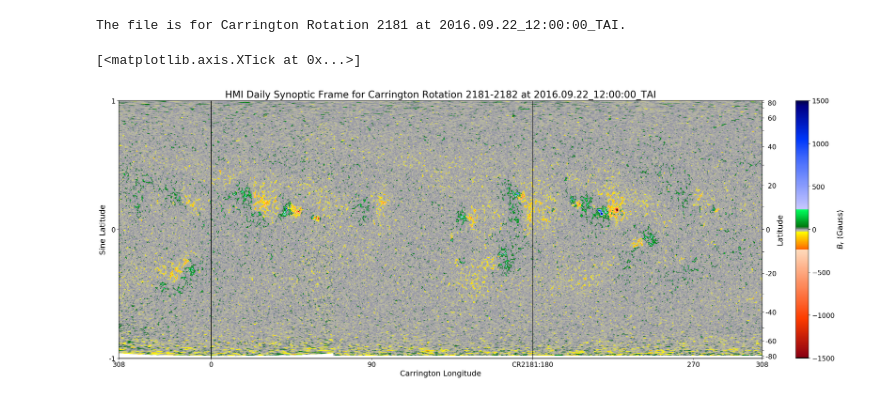
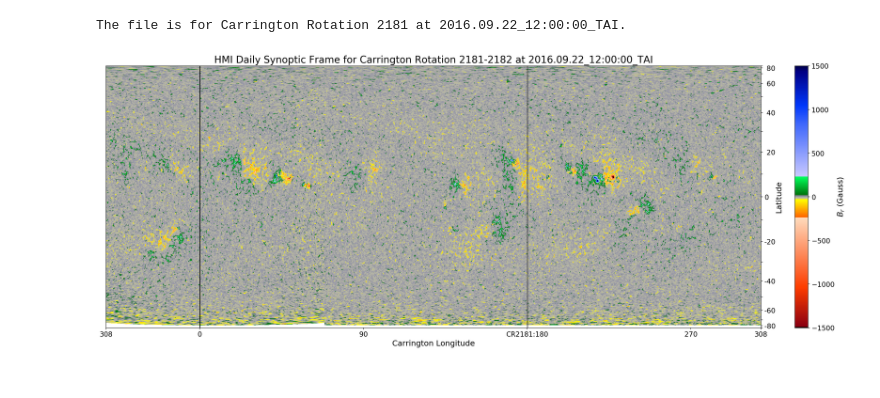
Before and after one commit to mbobra/SHARPs, a Jupyter notebook: synoptic.ipynb, the cells around one changed output. Cells and saved outputs as stored; diff of their text form; code cells hidden in the pictures.

```diff
--- a/synoptic.ipynb
+++ b/synoptic.ipynb
@@ -203,42 +203,41 @@ ylabels_r = [' ','-80 ',' ','-60',' ','-40',' ','-20',' ','0',' ',' 20',' ',' 40
 ylocations_r = ytick_normalize
 ax.set_yticklabels(ylabels_r)
 ax.set_yticks(ylocations_r)
 ax.set_ylabel('Latitude',**text_style)
 ax.yaxis.labelpad=-5
 ax.tick_params(labelsize=14)
 ax.yaxis.set_label_position("right")
 ax.yaxis.tick_right()
 
 # plot the colorbar
 divider_cbar = make_axes_locatable(ax)
 width_cbar = axes_size.AxesY(ax, aspect=0.05)
 pad_cbar = axes_size.Fraction(2.6, width_cbar)
 cax = divider_cbar.append_axes("right", size=width_cbar, pad=pad_cbar)
 cax.tick_params(labelsize=14)
 cbar = plt.colorbar(cax=cax)
 cbar.ax.tick_params(labelsize=14)
 cbar.set_label('$B_{r}$ (Gauss)', size=16)
 
 # Create a new axes, ax3, to label the left-hand y-axis and the top x-axis
 # This requires guess-and-check.
 # This is not an elegant solution, but it is the best one I found.
 # The problem is that the twinx() function does not work well with imshow() because
 # the twinx() function creates an axes with dimensions of the entire figure, whereas
 # I just want the plotted area. If anyone has a better solution, please let me know.
-pos = ax.get_position()
-ax3 = fig.add_axes([pos.x0,pos.y0+(0.126),pos.width-(0.067),pos.height-(0.253)])
-ax3.tick_params(labelsize=14)
+# pos = ax.get_position()
+# ax3 = fig.add_axes([pos.x0,pos.y0+(0.126),pos.width-(0.067),pos.height-(0.253)])
+# ax3.tick_params(labelsize=14)
 
 # Create the sine latitude labels on the left-hand side of the plot
-ylabels_l = [-1,0,1]
-ylocations_l = [0.,720.,1440.]
-ax3.set_yticklabels(ylabels_l)
-ax3.set_yticks(ylocations_l)
-ax3.set_ylabel('Sine Latitude',**text_style)
+# ylabels_l = [-1,0,1]
+# ylocations_l = [0.,720.,1440.]
+# ax3.set_yticklabels(ylabels_l)
+# ax3.set_yticks(ylocations_l)
+# ax3.set_ylabel('Sine Latitude',**text_style)
 
 # Create the date labels on the top of the plot
-ax3.set_xticklabels([''])
-ax3.set_xticks([''])
+# ax3.set_xticklabels([''])
+# ax3.set_xticks([''])
 # %% [output]
-[<matplotlib.axis.XTick at 0x...>]
-[figure, old version]
+[figure, new version]
```
Also changed, not shown: parts of 6 cells of this notebook.
